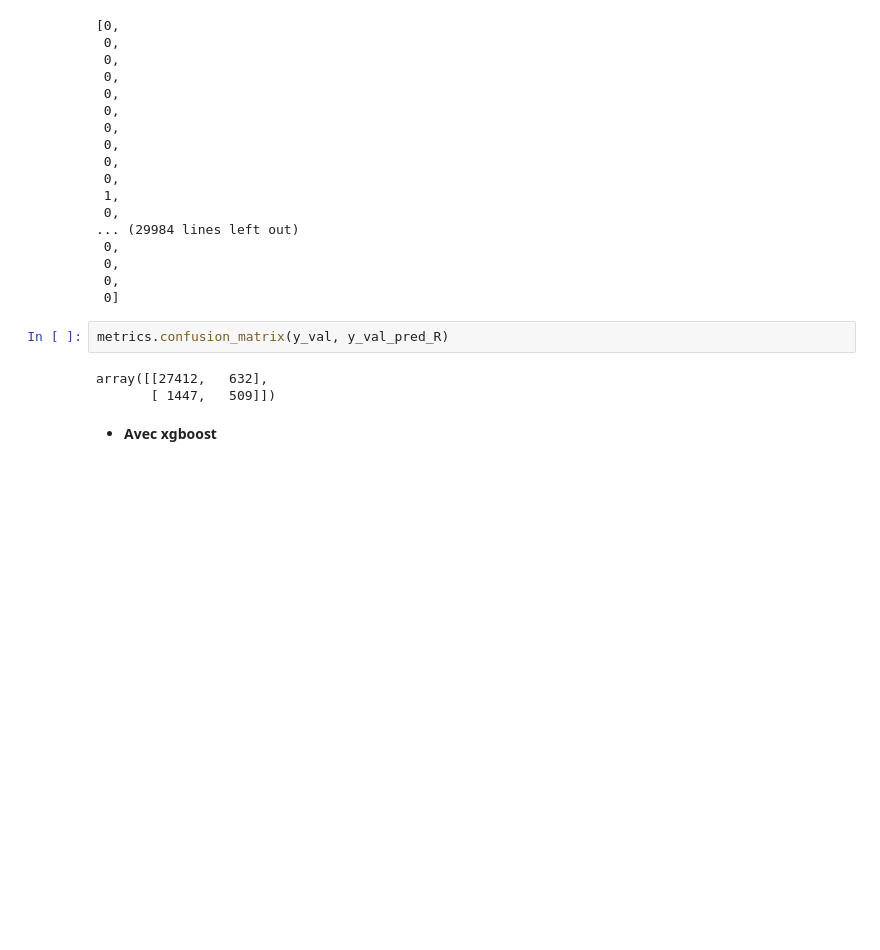
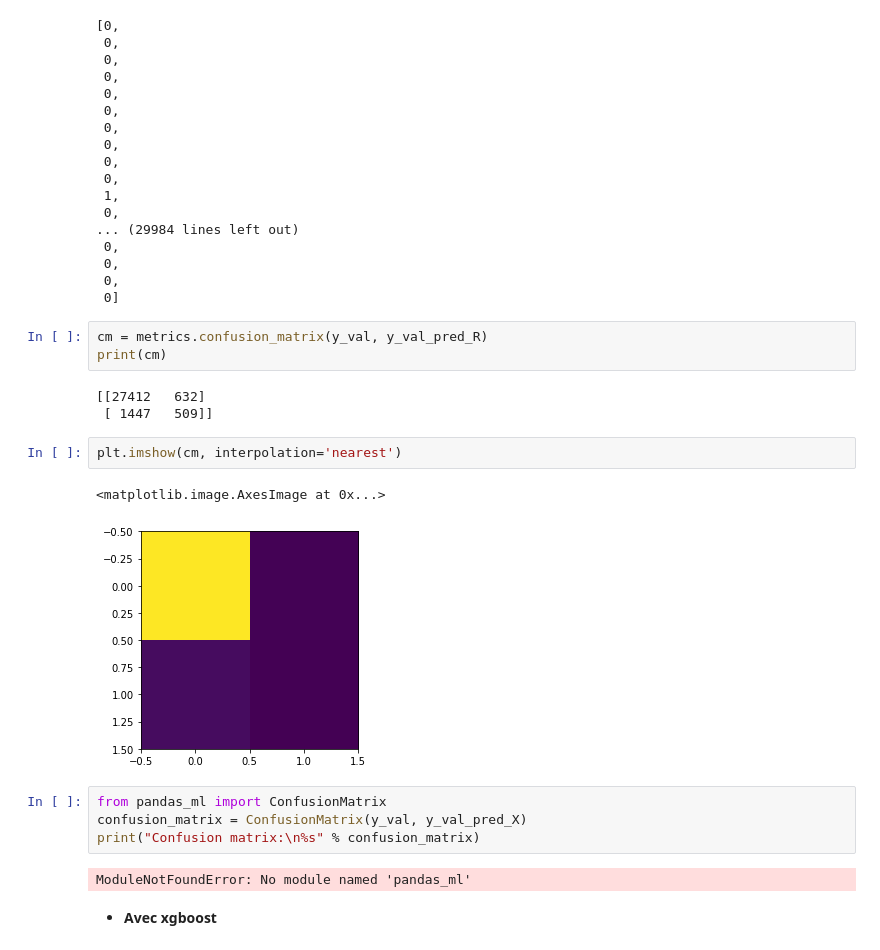
Before and after one commit to Simplon-IA-Bdx-1/give-me-some-credit-ChristopheGARREAU, a Jupyter notebook: Avec SkLearn.ipynb, the cells around one changed output. Cells and saved outputs as stored; diff of their text form; blank space fills up the shorter version.

```diff
--- a/Avec SkLearn.ipynb
+++ b/Avec SkLearn.ipynb
@@ -146,10 +147,22 @@ pprint(y_val_pred_R)
  0,
  0]
 # %%
-metrics.confusion_matrix(y_val, y_val_pred_R)
+cm = metrics.confusion_matrix(y_val, y_val_pred_R)
+print(cm)
 # %% [output]
-array([[27412,   632],
-       [ 1447,   509]])
+[[27412   632]
+ [ 1447   509]]
+# %%
+plt.imshow(cm, interpolation='nearest')
+# %% [output]
+<matplotlib.image.AxesImage at 0x...>
+[figure, added]
+# %%
+from pandas_ml import ConfusionMatrix
+confusion_matrix = ConfusionMatrix(y_val, y_val_pred_X)
+print("Confusion matrix:\n%s" % confusion_matrix)
+# %% [output]
+ModuleNotFoundError: No module named 'pandas_ml'
 # %% [markdown]
 - **Avec xgboost**
 # %% [markdown]
```
Also changed, not shown: parts of 1 cell of this notebook, 2 other files.
